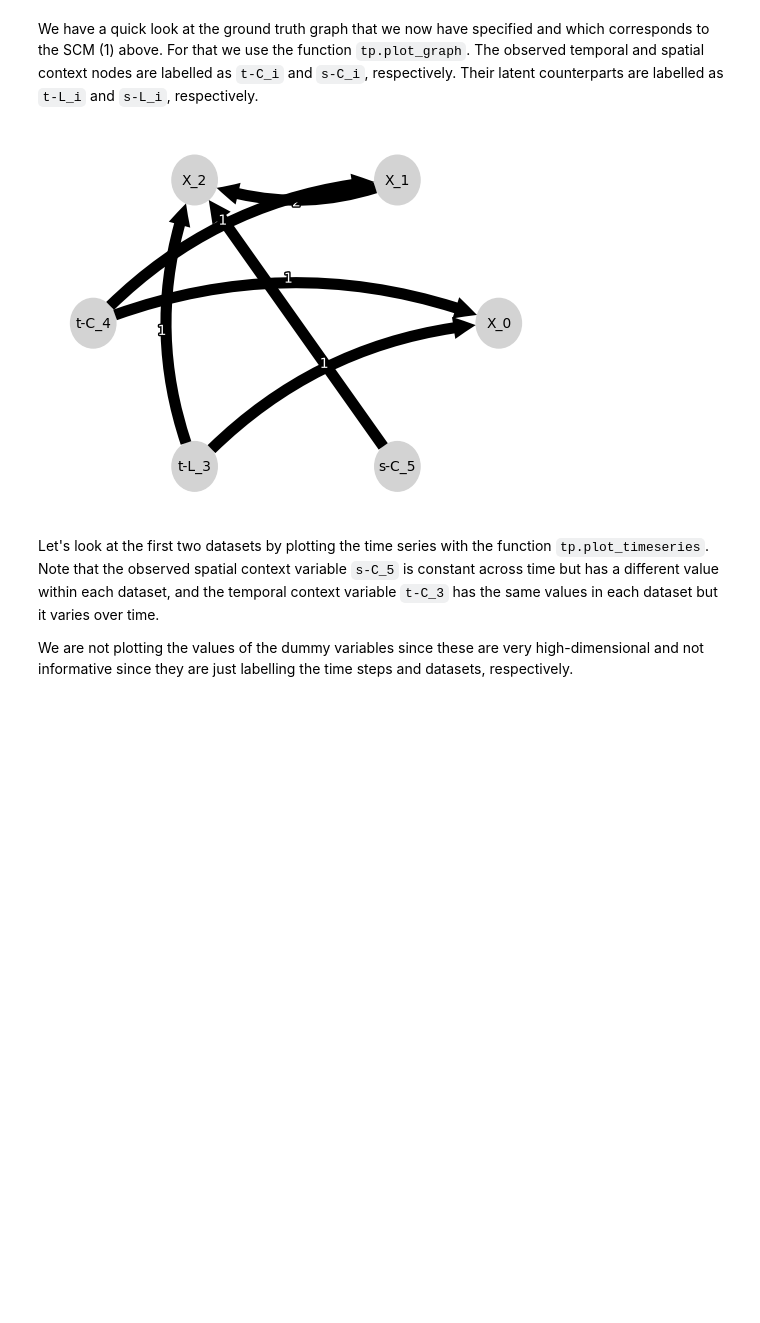
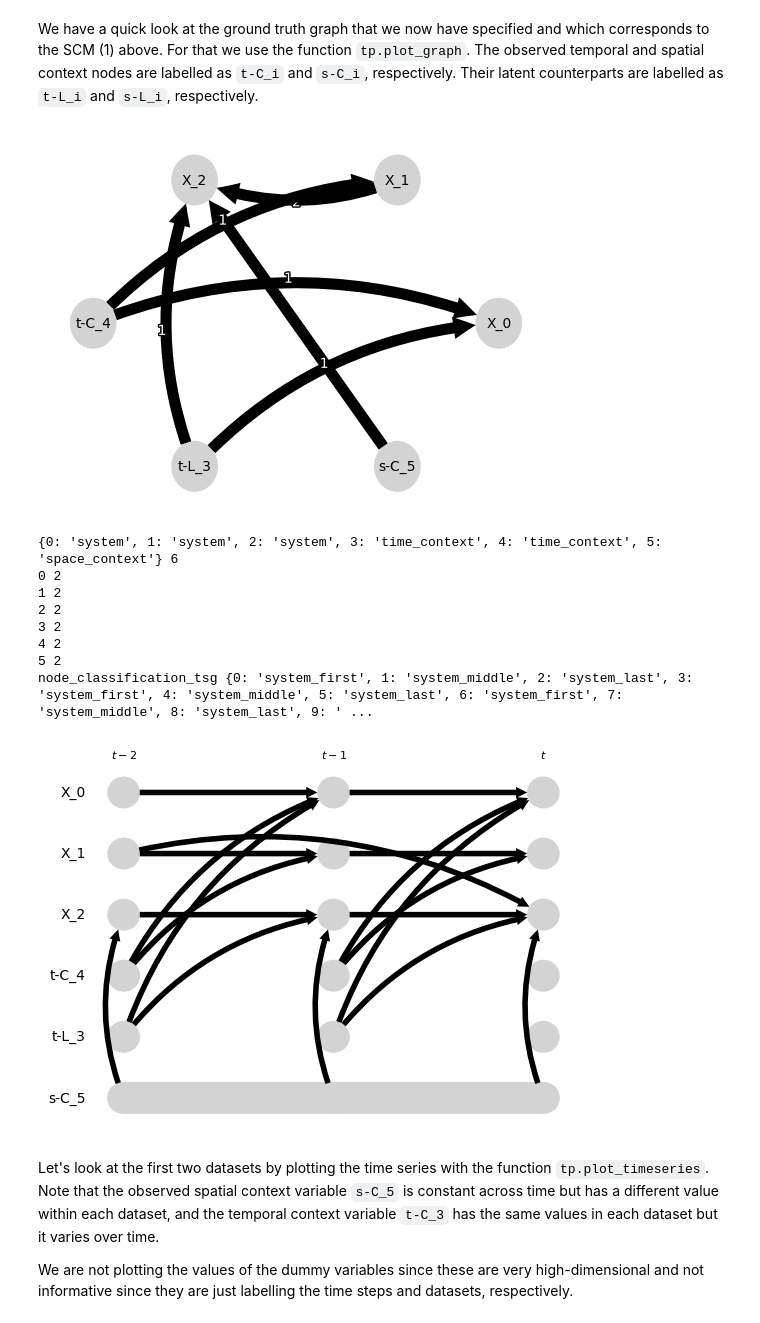
Before and after one commit to jakobrunge/tigramite, a Jupyter notebook: tutorials/causal_discovery/tigramite_tutorial_jpcmciplus.ipynb, the cells around one changed output. Cells and saved outputs as stored; diff of their text form; code cells hidden in the pictures; blank space fills up the shorter version.

Commit message:
plot space-contexts as long ellipses in time series graph

```diff
--- a/tutorials/causal_discovery/tigramite_tutorial_jpcmciplus.ipynb
+++ b/tutorials/causal_discovery/tigramite_tutorial_jpcmciplus.ipynb
@@ -195,15 +182,27 @@ We have a quick look at the ground truth graph that we now have specified and wh
 # %%
 gt_graph = toys.links_to_graph(links, tau_max=tau_max)
 
 sys_var_names = ['X_' + str(i) for i in system_indices]
 temp_context_names = ['t-C_'+str(i) for i in observed_indices_time] + \
                         ['t-L_'+str(i) for i in latent_indices_time]
 spatial_context_names = ['s-L_'+str(i) for i in latent_indices_space] + ['s-C_'+str(i) for i in observed_indices_space]
 
 tp.plot_graph(gt_graph, var_names=sys_var_names+temp_context_names+spatial_context_names)
 plt.show()
+
+tp.plot_time_series_graph(gt_graph, var_names=sys_var_names+temp_context_names+spatial_context_names, node_classification=node_classification)
+plt.show()
 # %% [output]
 [figure]
+{0: 'system', 1: 'system', 2: 'system', 3: 'time_context', 4: 'time_context', 5: 'space_context'} 6
+0 2
+1 2
+2 2
+3 2
+4 2
+5 2
+node_classification_tsg {0: 'system_first', 1: 'system_middle', 2: 'system_last', 3: 'system_first', 4: 'system_middle', 5: 'system_last', 6: 'system_first', 7: 'system_middle', 8: 'system_last', 9: ' ...
+[figure, added]
 # %%
 # Add one-hot-encoding of time-steps and dataset index to the observational data.
 # These are the values of the time and space dummy variables.
```
Also changed, not shown: parts of 3 cells of this notebook, 4 other files.
